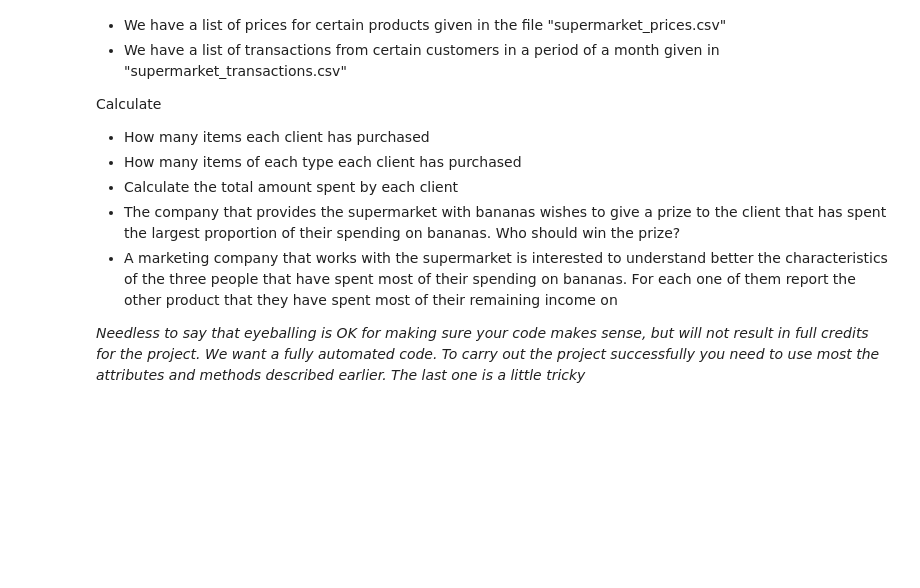
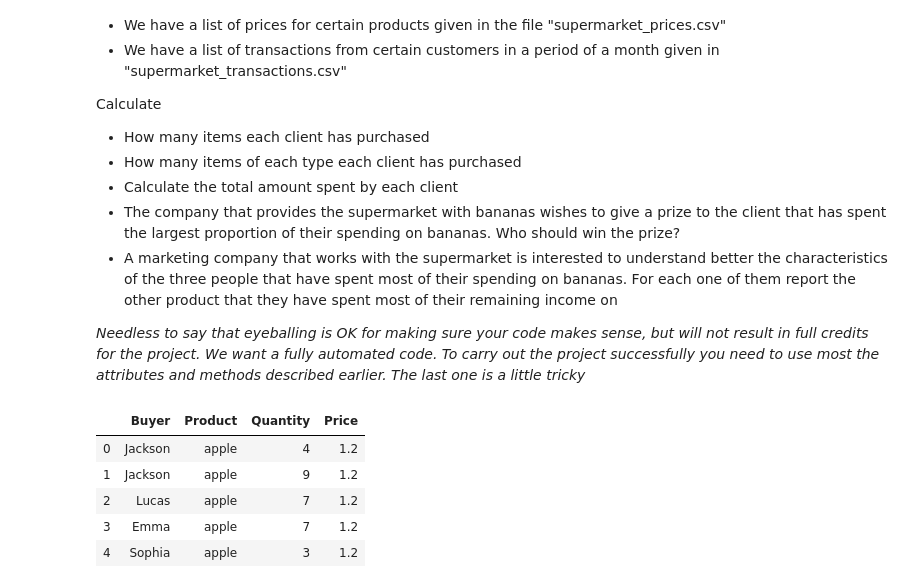
Before and after one commit to bgsedatascience/module-intro-to-pandas, a Jupyter notebook: pandas.ipynb, the cells around one changed output. Drawn from its saved outputs; the diff is of its cells as text; code cells hidden in the pictures; blank space fills up the shorter version.

```diff
--- a/pandas.ipynb
+++ b/pandas.ipynb
@@ -672,3 +919,15 @@ Calculate
 - A marketing company that works with the supermarket is interested to understand better the characteristics of the three people that have spent most of their spending on bananas. For each one of them report the other product that they have spent most of their remaining income on
 
 *Needless to say that eyeballing is OK for making sure your code makes sense, but will not result in full credits for the project. We want a fully automated code. To carry out the project successfully you need to use most the attributes and methods described earlier. The last one is a little tricky*
+# %%
+prices = pd.read_csv("supermarket_prices.csv")
+transactions = pd.read_csv('supermarket_transactions.csv')
+df = transactions.merge(prices, on='Product')
+df.head()
+# %% [output]
+|  | Buyer | Product | Quantity | Price |
+| 0 | Jackson | apple | 4 | 1.2 |
+| 1 | Jackson | apple | 9 | 1.2 |
+| 2 | Lucas | apple | 7 | 1.2 |
+| 3 | Emma | apple | 7 | 1.2 |
+| 4 | Sophia | apple | 3 | 1.2 |
```
Also changed, not shown: parts of 38 cells of this notebook.
